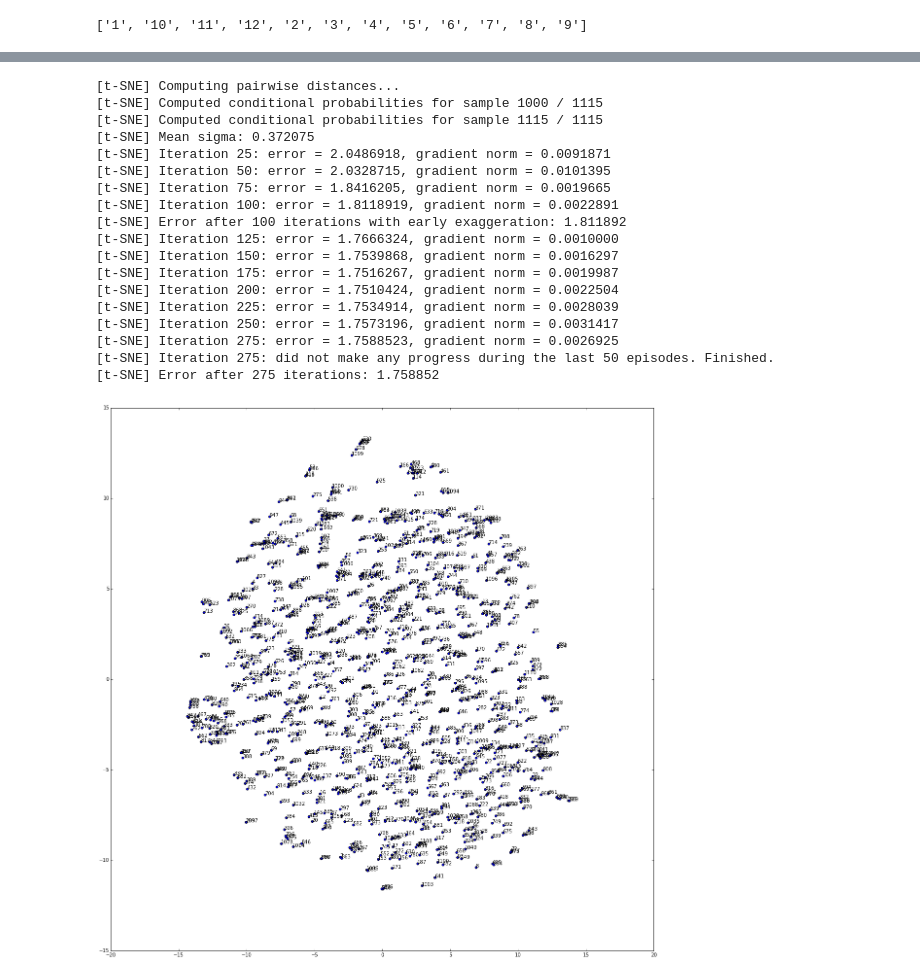
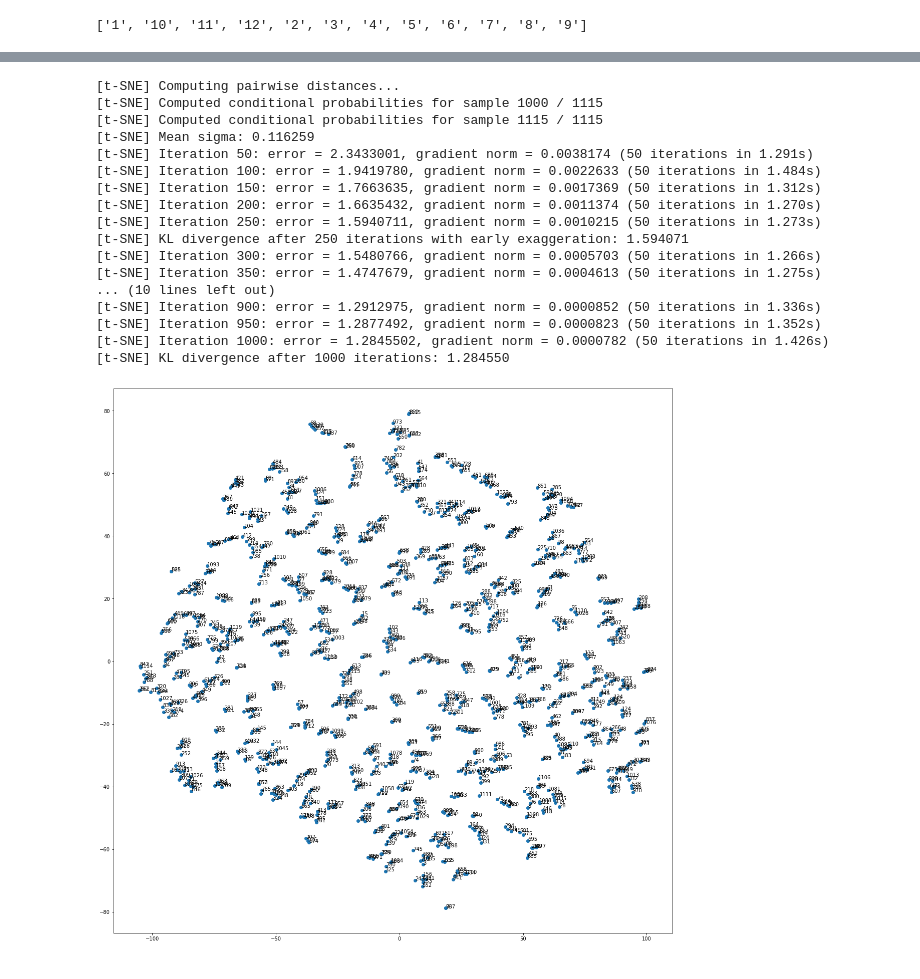
Before and after one commit to entron/entity-embedding-rossmann, a Jupyter notebook: plot_embeddings.ipynb, the cells around one changed output, grey strips where cells are left out. Saved outputs shown, nothing was run; the diff lists cells and outputs as text; code cells hidden in the pictures.

```diff
--- a/plot_embeddings.ipynb
+++ b/plot_embeddings.ipynb
@@ -26,7 +28,7 @@ states_names = ['Berlin', 'Baden Wuerttemberg', 'Bayern', 'Niedersachsen/Bremen'
                 'Hessen', 'Hamburg', 'Nordrhein Westfalen', 'Rheinland Pfalz',
                 'Schleswig Holstein', 'Sachsen', 'Sachsen Anhalt', 'Thueringen']
 # %%
-tsne = manifold.TSNE(init='pca', random_state=0, method='exact')
+tsne = manifold.TSNE(init='pca', random_state=0, method='exact', perplexity=5, learning_rate=100)
 Y = tsne.fit_transform(german_states_embedding)
 plt.figure(figsize=(8,8))
 plt.scatter(-Y[:, 0], -Y[:, 1])
@@ -40,7 +42,7 @@ list(le_dow.classes_)
 # %% [output]
 ['1', '2', '3', '4', '5', '6', '7']
 # %%
-tsne = manifold.TSNE(init='pca', random_state=0, method='exact')
+tsne = manifold.TSNE(init='pca', random_state=0, method='exact',perplexity=5, learning_rate=100)
 Y = tsne.fit_transform(dow_embedding)
 names = ['Mon', 'Tue', 'Wed', 'Thu', 'Fri', 'Sat','Sun']
 plt.figure(figsize=(8,8))
@@ -55,7 +57,7 @@ list(le_month.classes_)
 # %% [output]
 ['1', '10', '11', '12', '2', '3', '4', '5', '6', '7', '8', '9']
 # %%
-tsne = manifold.TSNE(init='pca', random_state=0, method='exact')
+tsne = manifold.TSNE(init='pca', random_state=0, method='exact', perplexity=5, learning_rate=100)
 Y = tsne.fit_transform(month_embedding)
 names = ['Jan', 'Oct', 'Nov', 'Dec', 'Feb', 'Mar', 'Apr', 'May', 'Jun', 'Jul', 'Aug', 'Sep']
 plt.figure(figsize=(8,8))
@@ -68,29 +70,28 @@ plt.savefig('month_embedding.png')
 # %%
-tsne = manifold.TSNE(init='pca', random_state=0, method='exact', learning_rate=500, verbose=2, early_exaggeration=1)
+tsne = manifold.TSNE(init='pca', random_state=0, method='exact', perplexity=5, learning_rate=100, verbose=2, early_exaggeration=1)
 Y = tsne.fit_transform(store_embedding)
 names = list(le_store.classes_)
 plt.figure(figsize=(20,20))
 plt.scatter(-Y[:, 0], -Y[:, 1])
 for i, txt in enumerate(names):
     plt.annotate(txt, (-Y[i, 0],-Y[i, 1]))
 plt.savefig('store_embedding.png')
 # %% [output]
 [t-SNE] Computing pairwise distances...
 [t-SNE] Computed conditional probabilities for sample 1000 / 1115
 [t-SNE] Computed conditional probabilities for sample 1115 / 1115
-[t-SNE] Mean sigma: 0.372075
-[t-SNE] Iteration 25: error = 2.0486918, gradient norm = 0.0091871
-[t-SNE] Iteration 50: error = 2.0328715, gradient norm = 0.0101395
-[t-SNE] Iteration 75: error = 1.8416205, gradient norm = 0.0019665
-[t-SNE] Iteration 100: error = 1.8118919, gradient norm = 0.0022891
-[t-SNE] Error after 100 iterations with early exaggeration: 1.811892
-[t-SNE] Iteration 125: error = 1.7666324, gradient norm = 0.0010000
-[t-SNE] Iteration 150: error = 1.7539868, gradient norm = 0.0016297
-[t-SNE] Iteration 175: error = 1.7516267, gradient norm = 0.0019987
-[t-SNE] Iteration 200: error = 1.7510424, gradient norm = 0.0022504
-[t-SNE] Iteration 225: error = 1.7534914, gradient norm = 0.0028039
-[t-SNE] Iteration 250: error = 1.7573196, gradient norm = 0.0031417
-[t-SNE] Iteration 275: error = 1.7588523, gradient norm = 0.0026925
-[t-SNE] Iteration 275: did not make any progress during the last 50 episodes. Finished.
-[t-SNE] Error after 275 iterations: 1.758852
+[t-SNE] Mean sigma: 0.116259
+[t-SNE] Iteration 50: error = 2.3433001, gradient norm = 0.0038174 (50 iterations in 1.291s)
+[t-SNE] Iteration 100: error = 1.9419780, gradient norm = 0.0022633 (50 iterations in 1.484s)
+[t-SNE] Iteration 150: error = 1.7663635, gradient norm = 0.0017369 (50 iterations in 1.312s)
+[t-SNE] Iteration 200: error = 1.6635432, gradient norm = 0.0011374 (50 iterations in 1.270s)
+[t-SNE] Iteration 250: error = 1.5940711, gradient norm = 0.0010215 (50 iterations in 1.273s)
+[t-SNE] KL divergence after 250 iterations with early exaggeration: 1.594071
+[t-SNE] Iteration 300: error = 1.5480766, gradient norm = 0.0005703 (50 iterations in 1.266s)
+[t-SNE] Iteration 350: error = 1.4747679, gradient norm = 0.0004613 (50 iterations in 1.275s)
+... (10 lines left out)
+[t-SNE] Iteration 900: error = 1.2912975, gradient norm = 0.0000852 (50 iterations in 1.336s)
+[t-SNE] Iteration 950: error = 1.2877492, gradient norm = 0.0000823 (50 iterations in 1.352s)
+[t-SNE] Iteration 1000: error = 1.2845502, gradient norm = 0.0000782 (50 iterations in 1.426s)
+[t-SNE] KL divergence after 1000 iterations: 1.284550
-[figure, old version]
+[figure, new version]
```
Also changed, not shown: parts of 4 cells of this notebook.
